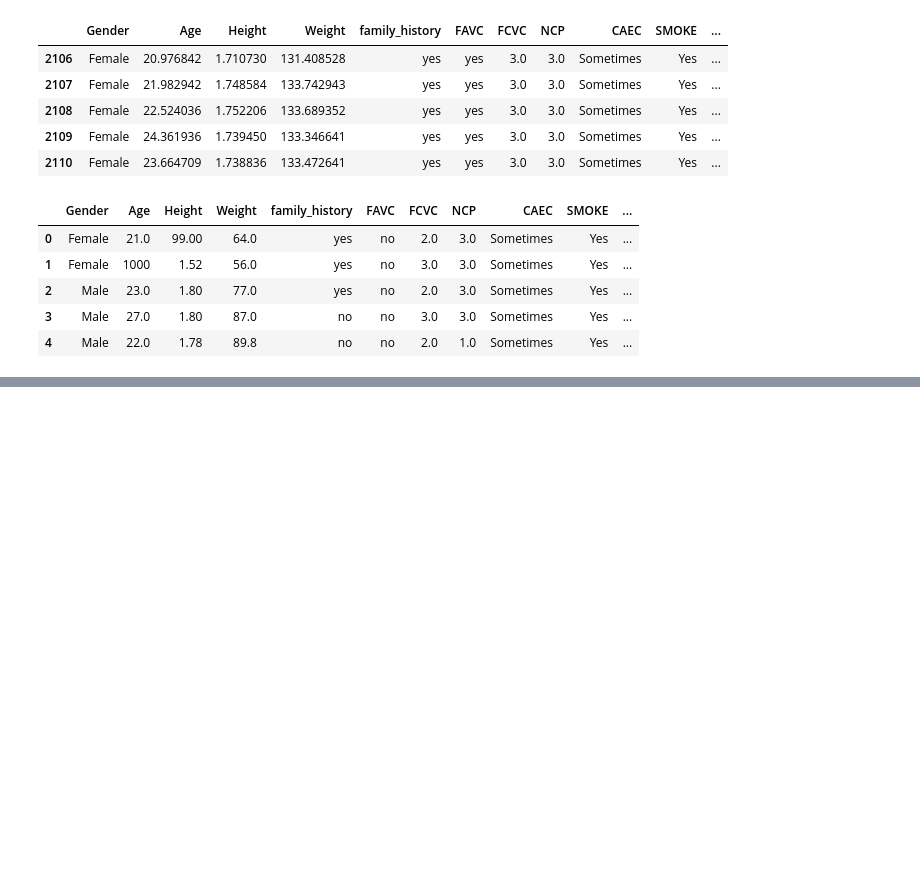
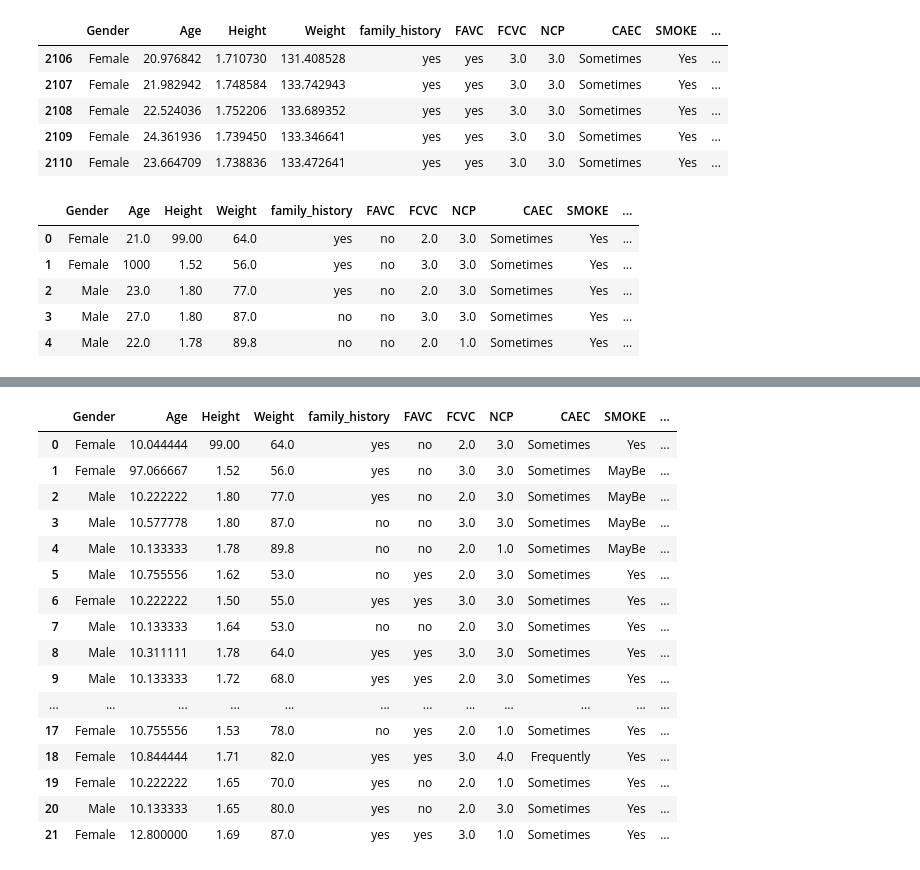
Before and after one commit to satyanshpandey/pandas-learning-, a Jupyter notebook: working_with_obesity_dataset.ipynb, the cells around one changed output, grey strips where cells are left out. Cells and saved outputs as stored; diff of their text form; code cells hidden in the pictures; blank space fills up the shorter version.

```diff
--- a/working_with_obesity_dataset.ipynb
+++ b/working_with_obesity_dataset.ipynb
@@ -223,0 +294,4 @@ obesityDataSet.head()
+# %%
+# applying lambda function
+obesityDataSet['Age'] = obesityDataSet['Age'].apply(lambda x:x + 2)
+obesityDataSet['Age']
@@ -223,0 +311,3 @@ obesityDataSet.head()
+# %%
+# creating one more column with multiple data
+obesityDataSet['Age Category'] = obesityDataSet['Age'].apply(lambda x: "very YOUNG " if x<28 else "Not so young")
@@ -223,0 +323,2 @@ obesityDataSet.head()
+# %%
+obesityDataSet['Age'] = obesityDataSet['Age']/90
@@ -223,0 +334,22 @@ obesityDataSet.head()
+# %%
+obesityDataSet['Age'] = obesityDataSet['Age'] * 2**2
+# %%
+obesityDataSet.head(22)
+# %% [output]
+|  | Gender | Age | Height | Weight | family_history | FAVC | FCVC | NCP | CAEC | SMOKE | ... |
+| 0 | Female | 10.044444 | 99.00 | 64.0 | yes | no | 2.0 | 3.0 | Sometimes | Yes | ... |
+| 1 | Female | 97.066667 | 1.52 | 56.0 | yes | no | 3.0 | 3.0 | Sometimes | MayBe | ... |
+| 2 | Male | 10.222222 | 1.80 | 77.0 | yes | no | 2.0 | 3.0 | Sometimes | MayBe | ... |
+| 3 | Male | 10.577778 | 1.80 | 87.0 | no | no | 3.0 | 3.0 | Sometimes | MayBe | ... |
+| 4 | Male | 10.133333 | 1.78 | 89.8 | no | no | 2.0 | 1.0 | Sometimes | MayBe | ... |
+| 5 | Male | 10.755556 | 1.62 | 53.0 | no | yes | 2.0 | 3.0 | Sometimes | Yes | ... |
+| 6 | Female | 10.222222 | 1.50 | 55.0 | yes | yes | 3.0 | 3.0 | Sometimes | Yes | ... |
+| 7 | Male | 10.133333 | 1.64 | 53.0 | no | no | 2.0 | 3.0 | Sometimes | Yes | ... |
+| 8 | Male | 10.311111 | 1.78 | 64.0 | yes | yes | 3.0 | 3.0 | Sometimes | Yes | ... |
+| 9 | Male | 10.133333 | 1.72 | 68.0 | yes | yes | 2.0 | 3.0 | Sometimes | Yes | ... |
+| ... | ... | ... | ... | ... | ... | ... | ... | ... | ... | ... | ... |
+| 17 | Female | 10.755556 | 1.53 | 78.0 | no | yes | 2.0 | 1.0 | Sometimes | Yes | ... |
+| 18 | Female | 10.844444 | 1.71 | 82.0 | yes | yes | 3.0 | 4.0 | Frequently | Yes | ... |
+| 19 | Female | 10.222222 | 1.65 | 70.0 | yes | no | 2.0 | 1.0 | Sometimes | Yes | ... |
+| 20 | Male | 10.133333 | 1.65 | 80.0 | yes | no | 2.0 | 3.0 | Sometimes | Yes | ... |
+| 21 | Female | 12.800000 | 1.69 | 87.0 | yes | yes | 3.0 | 1.0 | Sometimes | Yes | ... |
```
Also changed, not shown: parts of 10 cells of this notebook, 1 other file.
